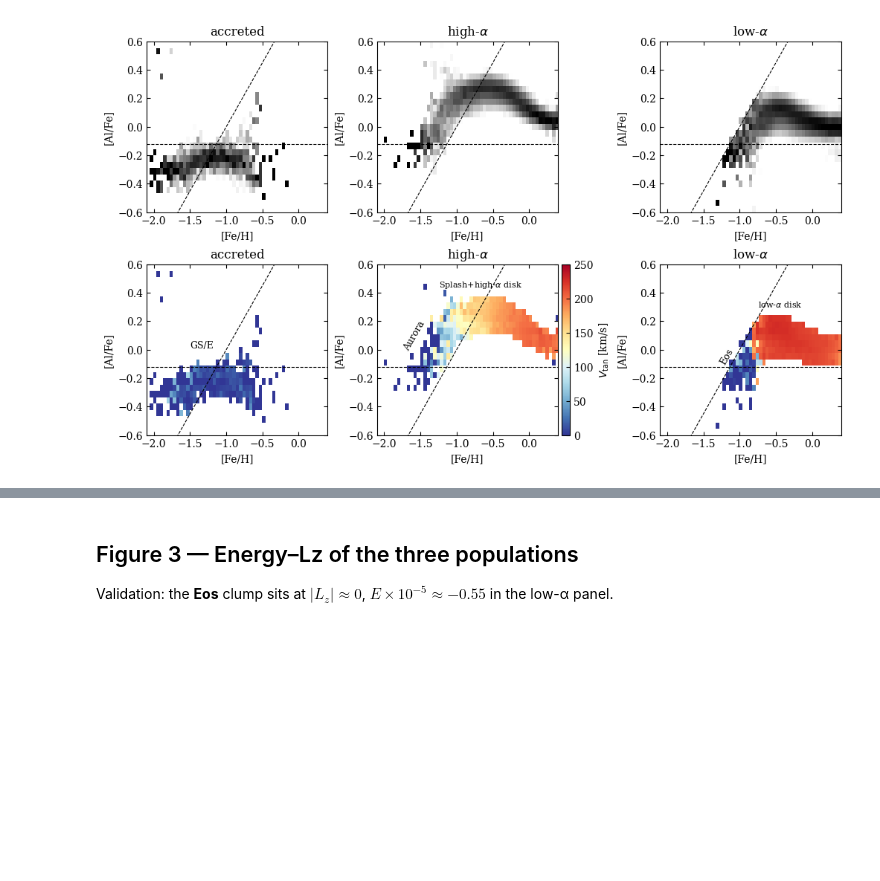
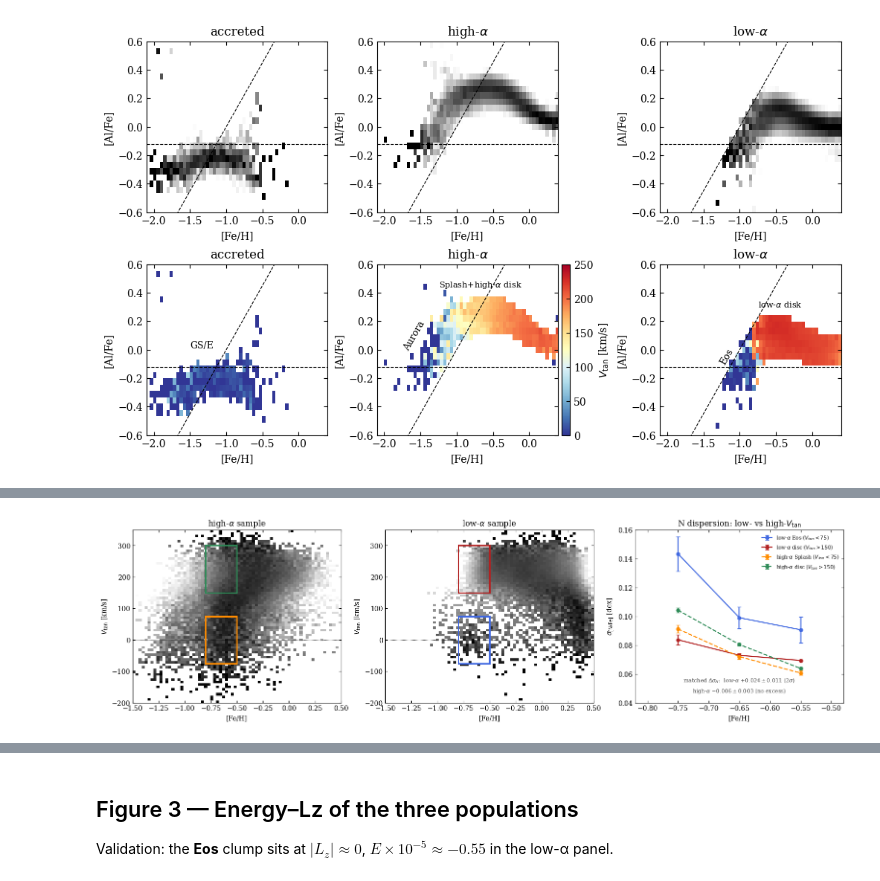
Before and after one commit to Hanyuan0908/EoS_explore, a Jupyter notebook: notebooks/01_load_data.ipynb, the cells around one changed output, grey strips where cells are left out. Cells and saved outputs as stored; diff of their text form; code cells hidden in the pictures; blank space fills up the shorter version.

```diff
--- a/notebooks/01_load_data.ipynb
+++ b/notebooks/01_load_data.ipynb
@@ -152,0 +205,51 @@ plt.show()
+# %%
+from matplotlib.patches import Rectangle
+feh = np.asarray(cat["fe_h"], float); vphi = np.asarray(cat["galvt"], float)
+FEHR_BOX = (-0.8, -0.5)
+VLO, VHI = (-75, 75), (150, 300)
+series = [("thin_al",  VLO, "royalblue",  "-",  r"low-$\alpha$ Eos ($V_{tan}<75$)"),
+          ("thin_al",  VHI, "firebrick",  "-",  r"low-$\alpha$ disc ($V_{tan}>150$)"),
+          ("thick_al", VLO, "darkorange", "--", r"high-$\alpha$ Splash ($V_{tan}<75$)"),
+          ("thick_al", VHI, "seagreen",   "--", r"high-$\alpha$ disc ($V_{tan}>150$)")]
+
+def running_sigma(band, x, y, xr, nb=3, minn=10):
+    edges = np.linspace(*xr, nb+1); cen = 0.5*(edges[:-1]+edges[1:])
+    sig = np.full(nb, np.nan); err = np.full(nb, np.nan)
+    for i in range(nb):
+        b = band & (x >= edges[i]) & (x < edges[i+1]) & np.isfinite(y); yy = y[b]
+        if yy.size >= minn:
+            s = 1.4826*np.median(np.abs(yy-np.median(yy))); sig[i] = s; err[i] = s/np.sqrt(2*yy.size)
+    return cen, sig, err
+
+def disp_figure(ycol, ylabel, title, fname, ann_low, ann_high, ylo=0.04):
+    y = np.asarray(cat[ycol], float)
+    fig, ax = plt.subplots(1, 3, figsize=(15.5, 4.3), constrained_layout=True)
+    for p, (pop, ptitle) in enumerate([("thick_al", r"high-$\alpha$"), ("thin_al", r"low-$\alpha$")]):
+        P = np.asarray(m[pop], bool) & np.isfinite(feh) & np.isfinite(vphi)
+        h, xe, ye = hist2d(feh[P], vphi[P], (-1.5, 0.5), (-200, 350), 70, 70, normalize="y")
+        density_panel(ax[p], h, xe, ye, percentiles=(2, 98))
+        ax[p].axhline(0, color="k", lw=0.6, ls=":")
+        for spop, (vlo, vhi), col, ls, lab in series:
+            if spop == pop:
+                ax[p].add_patch(Rectangle((FEHR_BOX[0], vlo), FEHR_BOX[1]-FEHR_BOX[0], vhi-vlo,
+                                          fill=False, edgecolor=col, lw=2.2, zorder=5))
+        ax[p].set_xlim(-1.5, 0.5); ax[p].set_ylim(-200, 350)
+        label_axes(ax[p], "[Fe/H]", r"$V_{\rm tan}$ [km/s]", ptitle + " sample")
+    for pop, (vlo, vhi), col, ls, lab in series:
+        band = np.asarray(m[pop], bool) & (vphi > vlo) & (vphi < vhi)
+        cen, sig, err = running_sigma(band, feh, y, FEHR_BOX)
+        ax[2].errorbar(cen, sig, yerr=err, color=col, ls=ls, marker="o", ms=5, lw=1.6, capsize=3, label=lab)
+    ax[2].set_xlim(-0.82, -0.48); ax[2].set_ylim(ylo, None)
+    ax[2].text(0.5, 0.12, ann_low, transform=ax[2].transAxes, ha="center", fontsize=8, color="0.3")
+    ax[2].text(0.5, 0.06, ann_high, transform=ax[2].transAxes, ha="center", fontsize=8, color="0.3")
+    label_axes(ax[2], "[Fe/H]", ylabel, title)
+    ax[2].legend(frameon=False, fontsize=7.5, loc="upper right")
+    fig.savefig(FIGDIR / fname, dpi=150, bbox_inches='tight')
+    plt.show()
+
+disp_figure("n_fe", r"$\sigma_{\rm [N/Fe]}$ [dex]", r"N dispersion: low- vs high-$V_{\rm tan}$",
+            "01_eos_Ndispersion.png",
+            r"matched $\Delta\sigma_N$:  low-$\alpha$ $+0.024\pm0.011$ (2$\sigma$)",
+            r"high-$\alpha$ $-0.006\pm0.003$ (no excess)")
+# %% [output]
+[figure, added]
```
Also changed, not shown: parts of 9 cells of this notebook, 9 other files.
